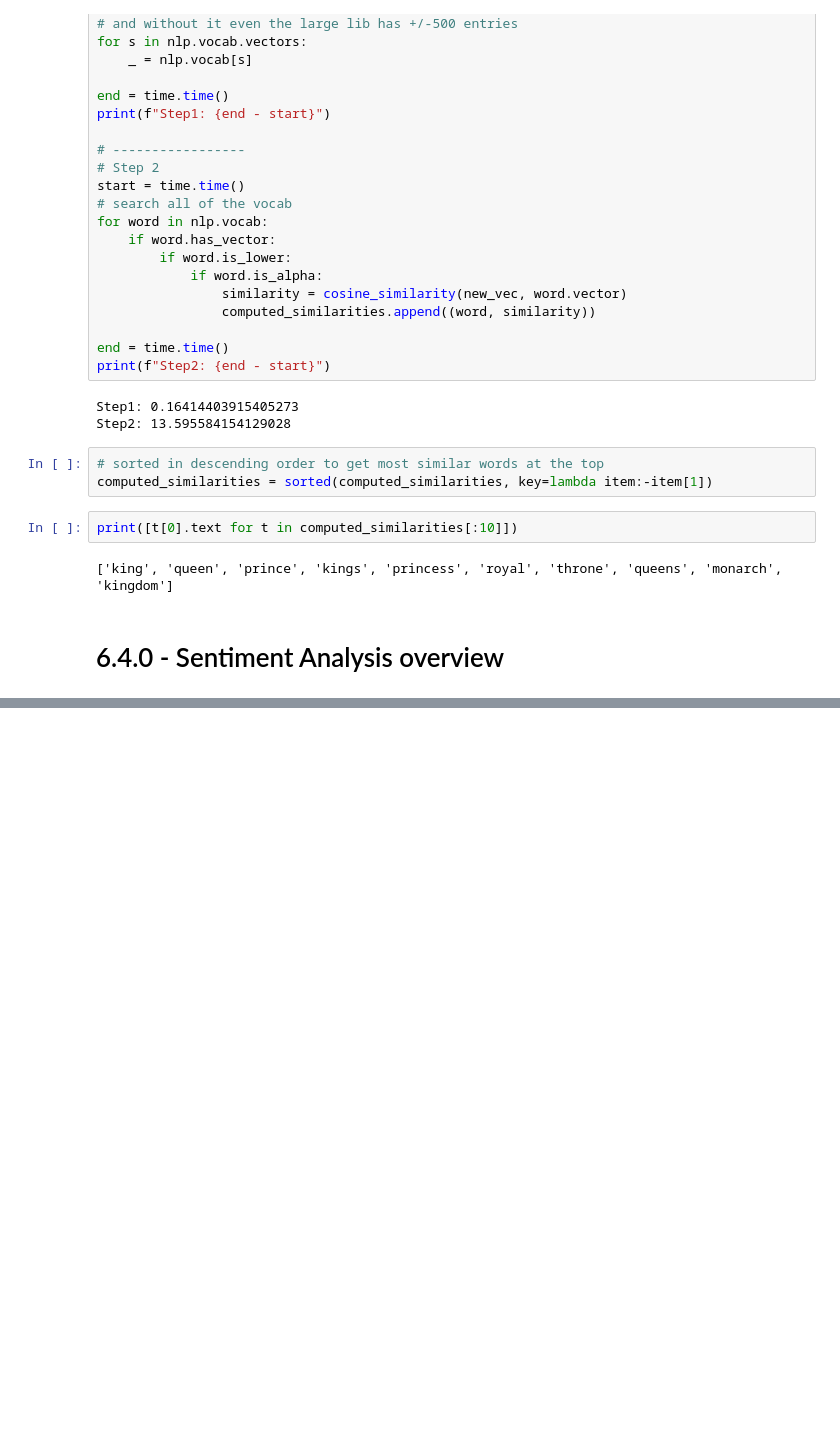
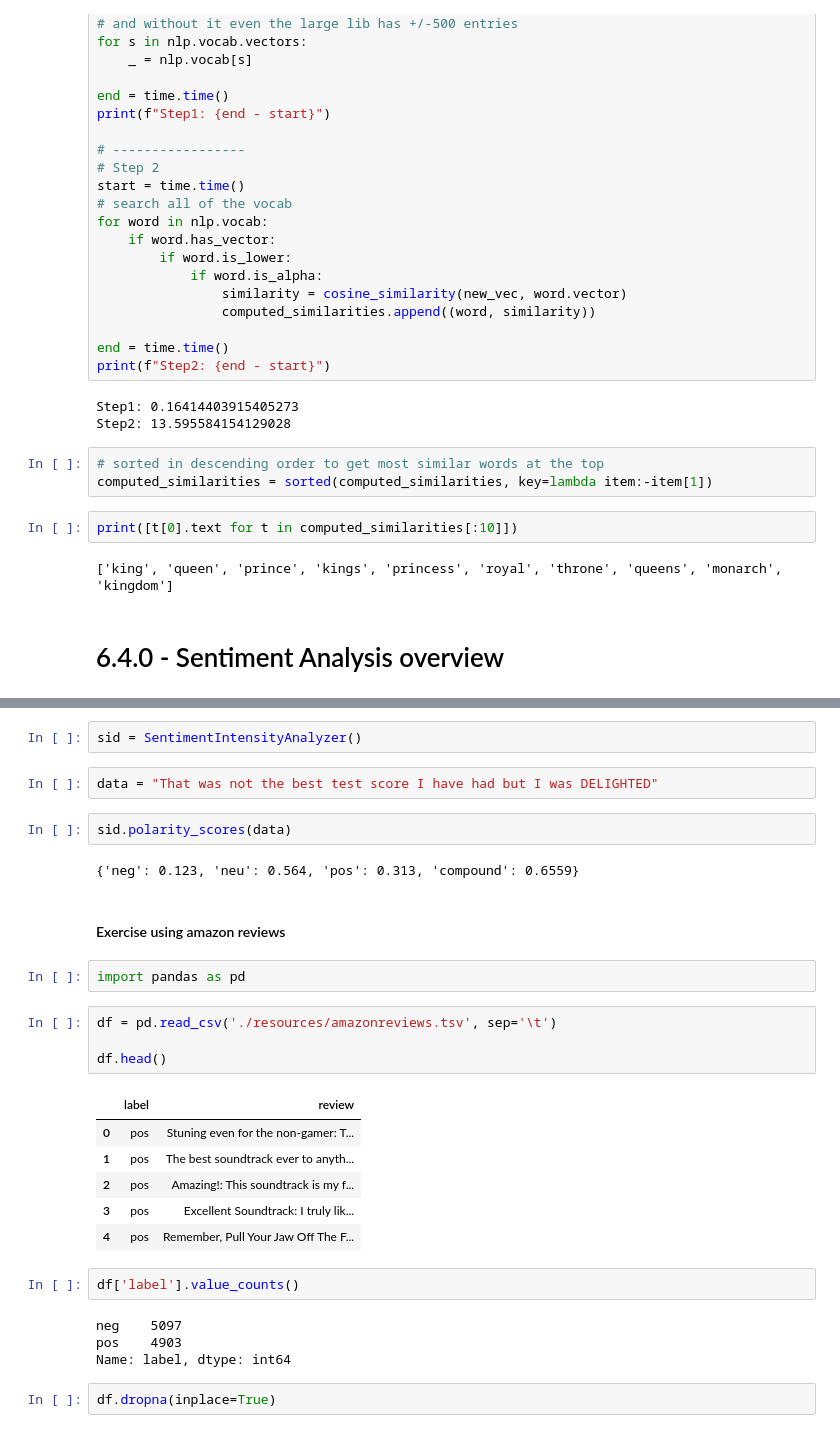
Before and after one commit to irisida/machine_learning, a Jupyter notebook: nlp/nlp_intro_pt1/06_01_semantics_sentiment_analysis.ipynb, the cells around one changed output, grey strips where cells are left out. Drawn from its saved outputs; the diff is of its cells as text; blank space fills up the shorter version.

```diff
--- a/nlp/nlp_intro_pt1/06_semantics_sentiment_analysis.ipynb
+++ b/nlp/nlp_intro_pt1/06_01_semantics_sentiment_analysis.ipynb
@@ -237,0 +257,31 @@ We'll use the NLTK package to explore.
+# %%
+sid = SentimentIntensityAnalyzer()
+# %%
+data = "That was not the best test score I have had but I was DELIGHTED"
+# %%
+sid.polarity_scores(data)
+# %% [output]
+{'neg': 0.123, 'neu': 0.564, 'pos': 0.313, 'compound': 0.6559}
+# %% [markdown]
+#### Exercise using amazon reviews
+# %%
+import pandas as pd
+# %%
+df = pd.read_csv('./resources/amazonreviews.tsv', sep='\t')
+
+df.head()
+# %% [output]
+|  | label | review |
+| 0 | pos | Stuning even for the non-gamer: T... |
+| 1 | pos | The best soundtrack ever to anyth... |
+| 2 | pos | Amazing!: This soundtrack is my f... |
+| 3 | pos | Excellent Soundtrack: I truly lik... |
+| 4 | pos | Remember, Pull Your Jaw Off The F... |
+# %%
+df['label'].value_counts()
+# %% [output]
+neg    5097
+pos    4903
+Name: label, dtype: int64
+# %%
+df.dropna(inplace=True)
```
Also changed, not shown: parts of 22 cells of this notebook, 2 other files.
